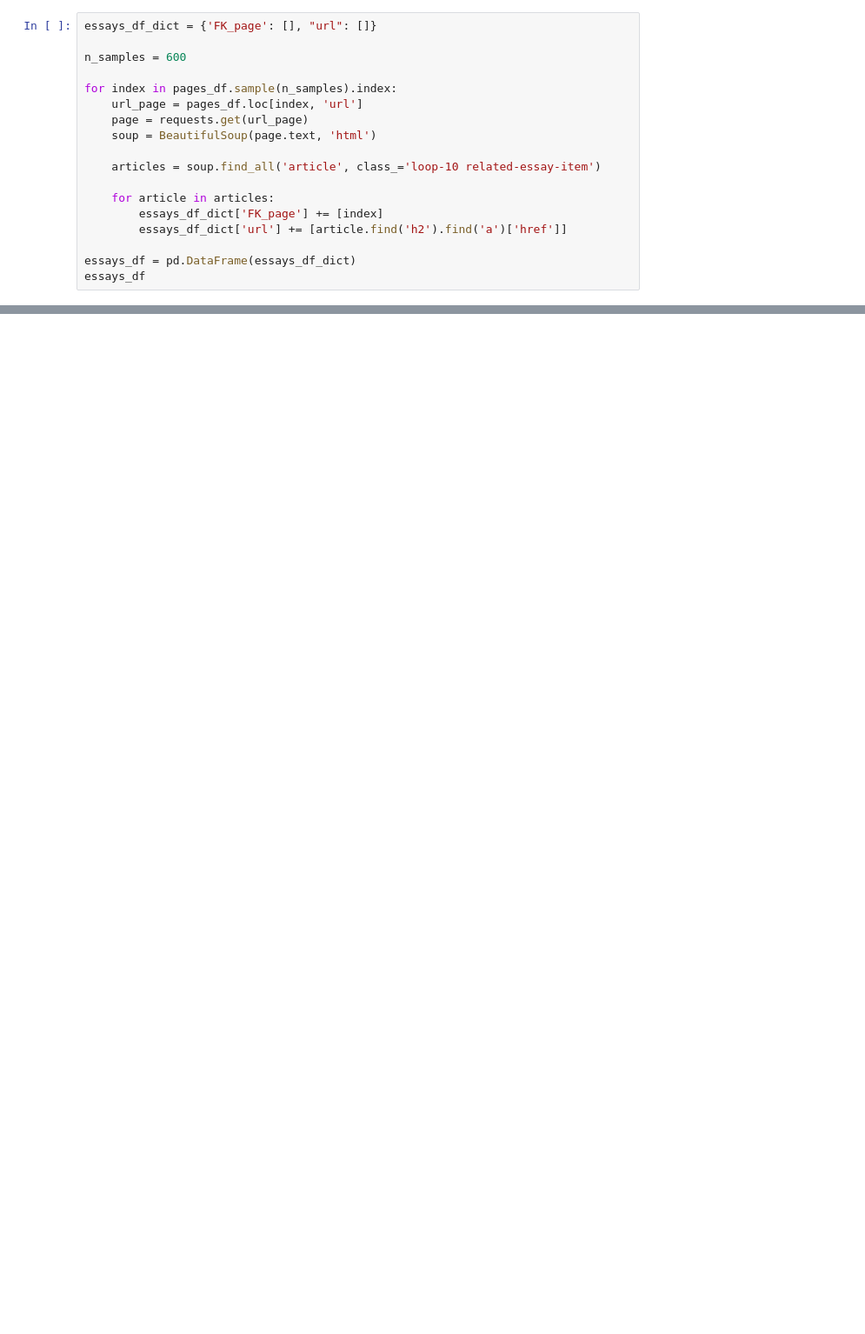
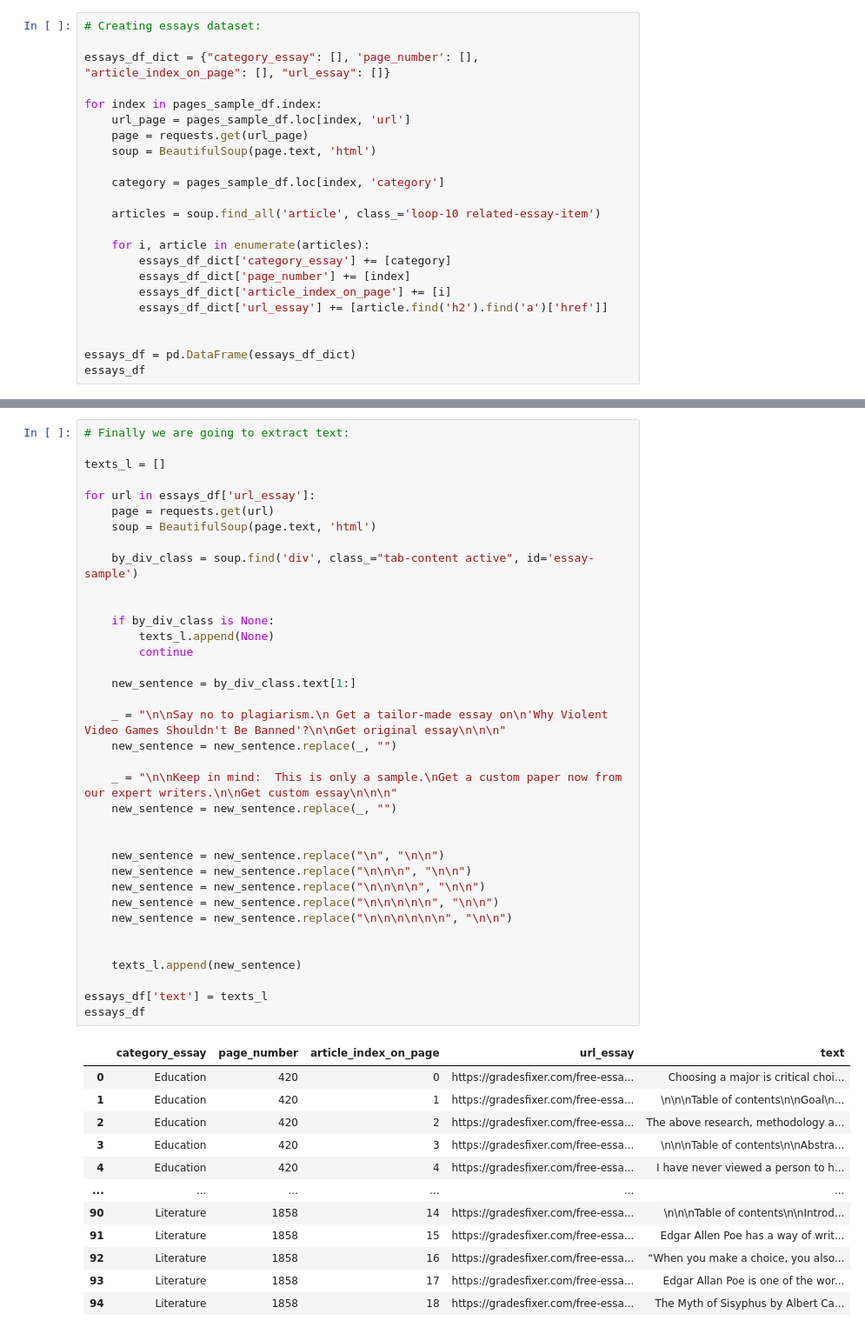
Before and after one commit to mishadyukarev/test___, a Jupyter notebook: ai_essay_prediction_misha/parsing_sites/gradesfixer.ipynb, the cells around one changed output, grey strips where cells are left out. Shown: that part at 87% size. Cells and saved outputs as stored; diff of their text form; blank space fills up the shorter version.

```diff
--- a/ai_essay_prediction_misha/parsing_sites/gradesfixer.ipynb
+++ b/ai_essay_prediction_misha/parsing_sites/gradesfixer.ipynb
@@ -86,18 +140,23 @@ pages_df
 # %%
-essays_df_dict = {'FK_page': [], "url": []}
+# Creating essays dataset:
 
-n_samples = 600
+essays_df_dict = {"category_essay": [], 'page_number': [], "article_index_on_page": [], "url_essay": []}
 
-for index in pages_df.sample(n_samples).index:
-    url_page = pages_df.loc[index, 'url']
+for index in pages_sample_df.index:
+    url_page = pages_sample_df.loc[index, 'url']
     page = requests.get(url_page)
     soup = BeautifulSoup(page.text, 'html')
 
+    category = pages_sample_df.loc[index, 'category']
+
     articles = soup.find_all('article', class_='loop-10 related-essay-item')
 
-    for article in articles:
-        essays_df_dict['FK_page'] += [index]
-        essays_df_dict['url'] += [article.find('h2').find('a')['href']]
+    for i, article in enumerate(articles):
+        essays_df_dict['category_essay'] += [category]
+        essays_df_dict['page_number'] += [index]
+        essays_df_dict['article_index_on_page'] += [i]
+        essays_df_dict['url_essay'] += [article.find('h2').find('a')['href']]
+
 
 essays_df = pd.DataFrame(essays_df_dict)
 essays_df
@@ -134,0 +177,49 @@ len(texts_l)
+# %%
+# Finally we are going to extract text:
+
+texts_l = []
+
+for url in essays_df['url_essay']:
+    page = requests.get(url)
+    soup = BeautifulSoup(page.text, 'html')
+
+    by_div_class = soup.find('div', class_="tab-content active", id='essay-sample')
+
+
+    if by_div_class is None:
+        texts_l.append(None)
+        continue
+
+    new_sentence = by_div_class.text[1:]
+
+    _ = "\n\nSay no to plagiarism.\n Get a tailor-made essay on\n'Why Violent Video Games Shouldn't Be Banned'?\n\nGet original essay\n\n\n"
+    new_sentence = new_sentence.replace(_, "")
+
+    _ = "\n\nKeep in mind:  This is only a sample.\nGet a custom paper now from our expert writers.\n\nGet custom essay\n\n\n"
+    new_sentence = new_sentence.replace(_, "")
+
+
+    new_sentence = new_sentence.replace("\n", "\n\n")
+    new_sentence = new_sentence.replace("\n\n\n", "\n\n")
+    new_sentence = new_sentence.replace("\n\n\n\n", "\n\n")
+    new_sentence = new_sentence.replace("\n\n\n\n\n", "\n\n")
+    new_sentence = new_sentence.replace("\n\n\n\n\n\n", "\n\n")
+
+
+    texts_l.append(new_sentence)
+
+essays_df['text'] = texts_l
+essays_df
+# %% [output]
+|  | category_essay | page_number | article_index_on_page | url_essay | text |
+| 0 | Education | 420 | 0 | https://gradesfixer.com/free-essa... | Choosing a major is critical choi... |
+| 1 | Education | 420 | 1 | https://gradesfixer.com/free-essa... | \n\n\nTable of contents\n\nGoal\n... |
+| 2 | Education | 420 | 2 | https://gradesfixer.com/free-essa... | The above research, methodology a... |
+| 3 | Education | 420 | 3 | https://gradesfixer.com/free-essa... | \n\n\nTable of contents\n\nAbstra... |
+| 4 | Education | 420 | 4 | https://gradesfixer.com/free-essa... | I have never viewed a person to h... |
+| ... | ... | ... | ... | ... | ... |
+| 90 | Literature | 1858 | 14 | https://gradesfixer.com/free-essa... | \n\n\nTable of contents\n\nIntrod... |
+| 91 | Literature | 1858 | 15 | https://gradesfixer.com/free-essa... | Edgar Allen Poe has a way of writ... |
+| 92 | Literature | 1858 | 16 | https://gradesfixer.com/free-essa... | “When you make a choice, you also... |
+| 93 | Literature | 1858 | 17 | https://gradesfixer.com/free-essa... | Edgar Allan Poe is one of the wor... |
+| 94 | Literature | 1858 | 18 | https://gradesfixer.com/free-essa... | The Myth of Sisyphus by Albert Ca... |
```
Also changed, not shown: parts of 16 cells of this notebook, 1 other file.
